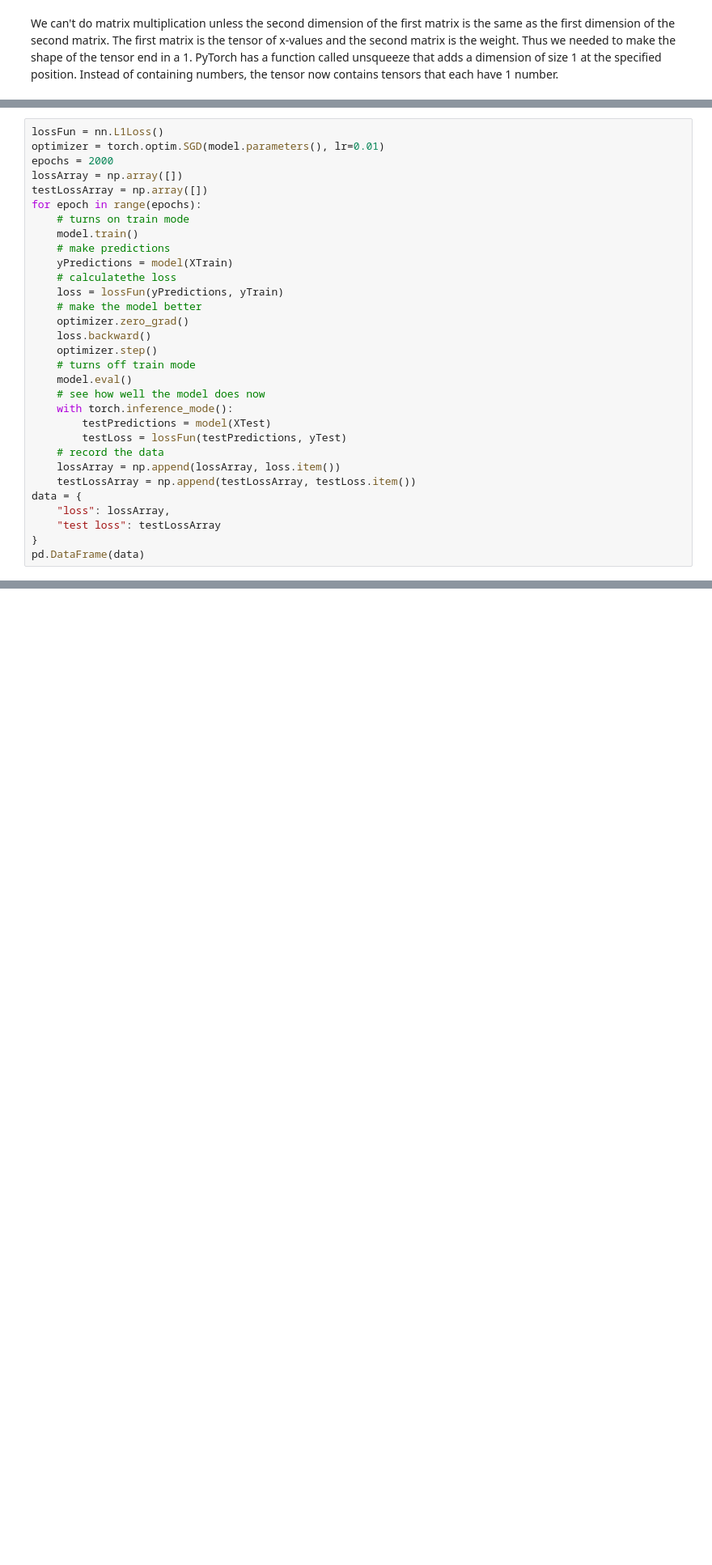
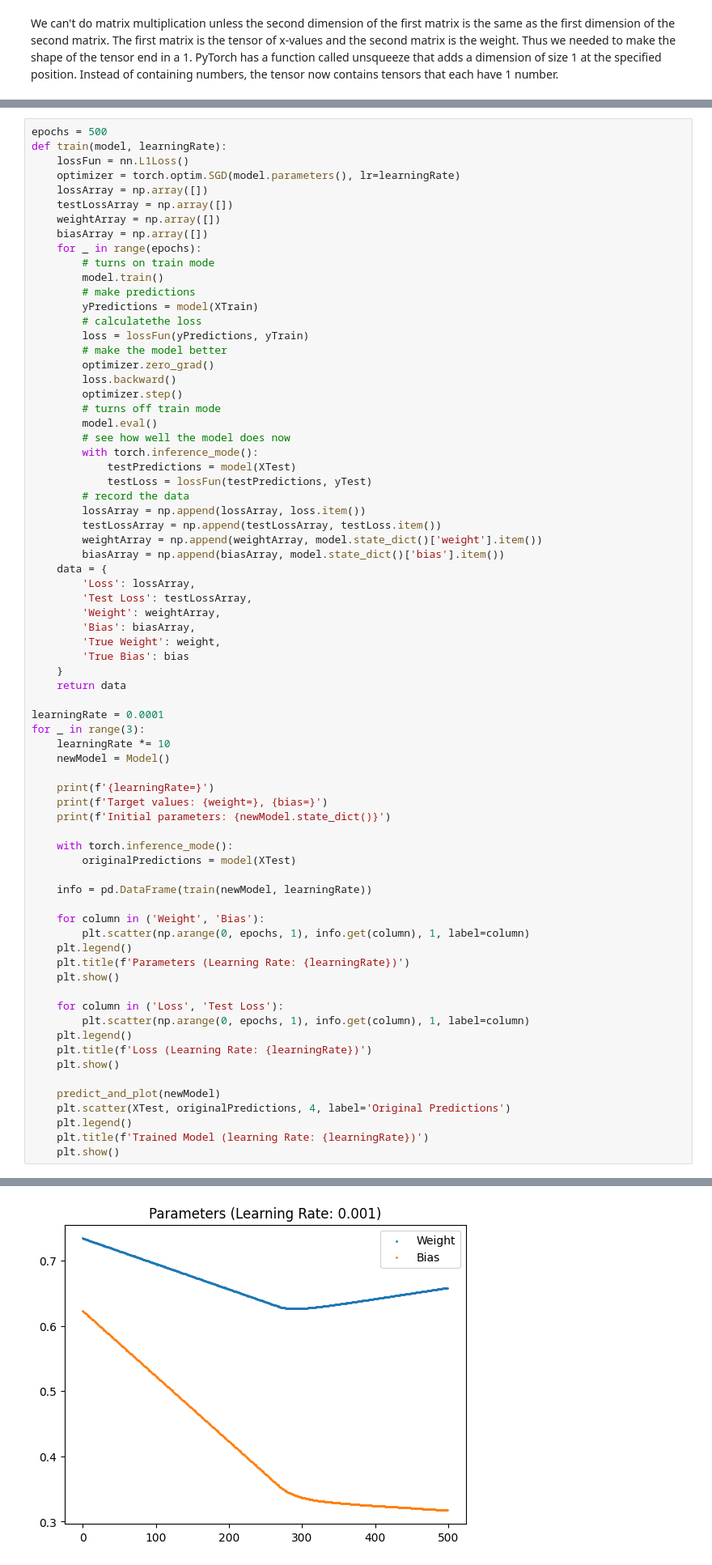
Before and after one commit to bbrianb/Independent-study, a Jupyter notebook: first model.ipynb, the cells around one changed output, grey strips where cells are left out. Shown at 81% size. Cells and saved outputs as stored; diff of their text form; blank space fills up the shorter version.

```diff
--- a/first model.ipynb
+++ b/first model.ipynb
@@ -91,32 +98,73 @@ The optimizer is what changes the parameters of a function. This optimizer uses
 # %%
-lossFun = nn.L1Loss()
-optimizer = torch.optim.SGD(model.parameters(), lr=0.01)
-epochs = 2000
-lossArray = np.array([])
-testLossArray = np.array([])
-for epoch in range(epochs):
-    # turns on train mode
-    model.train()
-    # make predictions
-    yPredictions = model(XTrain)
-    # calculatethe loss
-    loss = lossFun(yPredictions, yTrain)
-    # make the model better
-    optimizer.zero_grad()
-    loss.backward()
-    optimizer.step()
-    # turns off train mode
-    model.eval()
-    # see how well the model does now
+epochs = 500
+def train(model, learningRate):
+    lossFun = nn.L1Loss()
+    optimizer = torch.optim.SGD(model.parameters(), lr=learningRate)
+    lossArray = np.array([])
+    testLossArray = np.array([])
+    weightArray = np.array([])
+    biasArray = np.array([])
+    for _ in range(epochs):
+        # turns on train mode
+        model.train()
+        # make predictions
+        yPredictions = model(XTrain)
+        # calculatethe loss
+        loss = lossFun(yPredictions, yTrain)
+        # make the model better
+        optimizer.zero_grad()
+        loss.backward()
+        optimizer.step()
+        # turns off train mode
+        model.eval()
+        # see how well the model does now
+        with torch.inference_mode():
+            testPredictions = model(XTest)
+            testLoss = lossFun(testPredictions, yTest)
+        # record the data
+        lossArray = np.append(lossArray, loss.item())
+        testLossArray = np.append(testLossArray, testLoss.item())
+        weightArray = np.append(weightArray, model.state_dict()['weight'].item())
+        biasArray = np.append(biasArray, model.state_dict()['bias'].item())
+    data = {
+        'Loss': lossArray,
+        'Test Loss': testLossArray,
+        'Weight': weightArray,
+        'Bias': biasArray,
+        'True Weight': weight,
+        'True Bias': bias
+    }
+    return data
+
+learningRate = 0.0001
+for _ in range(3):
+    learningRate *= 10
+    newModel = Model()
+
+    print(f'{learningRate=}')
+    print(f'Target values: {weight=}, {bias=}')
+    print(f'Initial parameters: {newModel.state_dict()}')
+
     with torch.inference_mode():
-        testPredictions = model(XTest)
-        testLoss = lossFun(testPredictions, yTest)
-    # record the data
-    lossArray = np.append(lossArray, loss.item())
-    testLossArray = np.append(testLossArray, testLoss.item())
-data = {
-    "loss": lossArray,
-    "test loss": testLossArray
-}
-pd.DataFrame(data)
+        originalPredictions = model(XTest)
+
+    info = pd.DataFrame(train(newModel, learningRate))
+
+    for column in ('Weight', 'Bias'):
+        plt.scatter(np.arange(0, epochs, 1), info.get(column), 1, label=column)
+    plt.legend()
+    plt.title(f'Parameters (Learning Rate: {learningRate})')
+    plt.show()
+
+    for column in ('Loss', 'Test Loss'):
+        plt.scatter(np.arange(0, epochs, 1), info.get(column), 1, label=column)
+    plt.legend()
+    plt.title(f'Loss (Learning Rate: {learningRate})')
+    plt.show()
+
+    predict_and_plot(newModel)
+    plt.scatter(XTest, originalPredictions, 4, label='Original Predictions')
+    plt.legend()
+    plt.title(f'Trained Model (learning Rate: {learningRate})')
+    plt.show()
 # %% [output]
@@ -135,0 +174 @@ pd.DataFrame(data)
+[figure, added]
```
Also changed, not shown: parts of 9 cells of this notebook.
